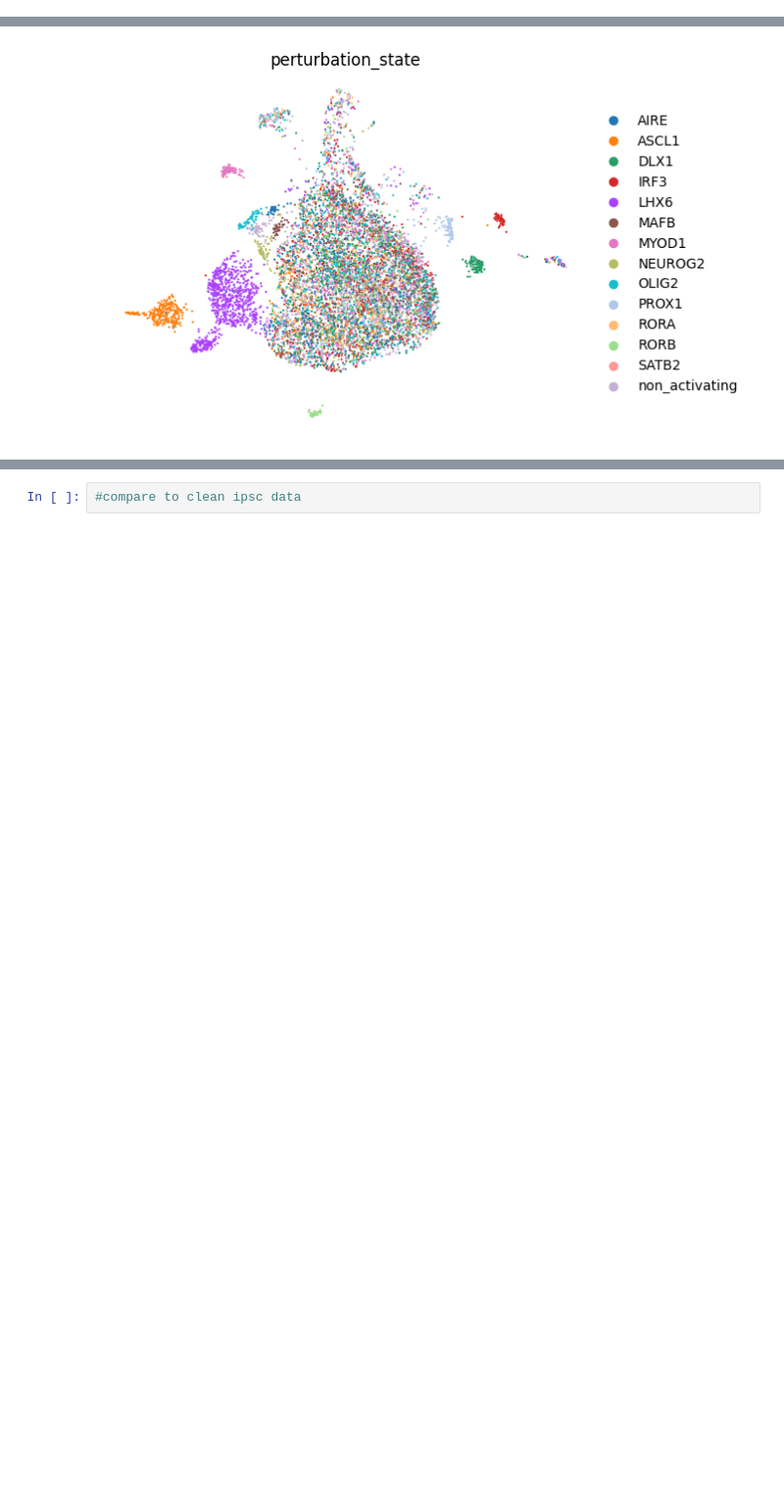
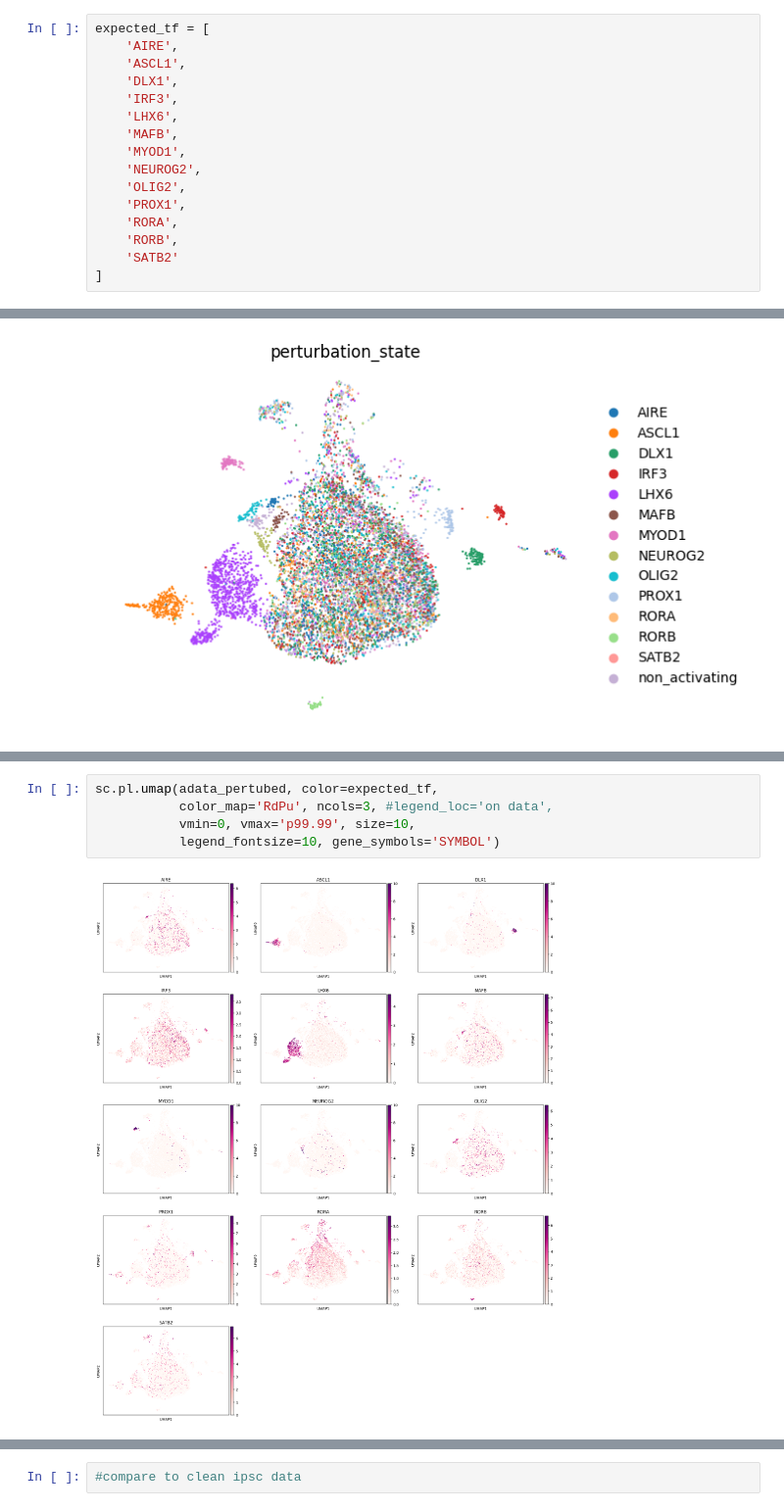
Before and after one commit to vitkl/cell2state_tf_activation, a Jupyter notebook: scripts/Kevin/20230127_crispra_scrna_exploration.ipynb, the cells around one changed output, grey strips where cells are left out. Shown at 98% size. Saved outputs shown, nothing was run; the diff lists cells and outputs as text; blank space fills up the shorter version.

```diff
--- a/scripts/Kevin/20230127_crispra_scrna_exploration.ipynb
+++ b/scripts/Kevin/20230127_crispra_scrna_exploration.ipynb
@@ -99,0 +105,16 @@ targeted_tf_guides = [x for x in targeted_tf_guides if x.split('_')[0] in expect
+# %%
+expected_tf = [
+    'AIRE',
+    'ASCL1',
+    'DLX1',
+    'IRF3',
+    'LHX6',
+    'MAFB',
+    'MYOD1',
+    'NEUROG2',
+    'OLIG2',
+    'PROX1',
+    'RORA',
+    'RORB',
+    'SATB2'
+]
@@ -144,0 +172,7 @@ plt.savefig(f'{figures_folder}{today}_umap_targeting_plasmids_perturbed_state.pd
+# %%
+sc.pl.umap(adata_pertubed, color=expected_tf,
+           color_map='RdPu', ncols=3, #legend_loc='on data',
+           vmin=0, vmax='p99.99', size=10,
+           legend_fontsize=10, gene_symbols='SYMBOL')
+# %% [output]
+[figure, added]
```
Also changed, not shown: parts of 6 cells of this notebook, 1 other file.
